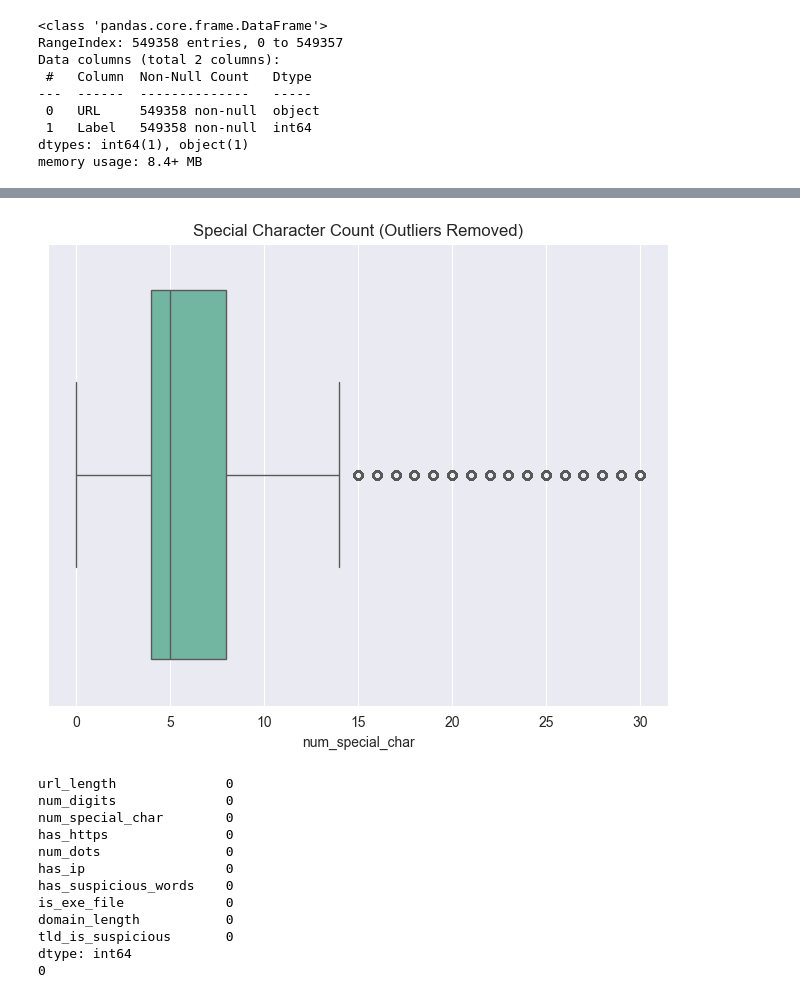
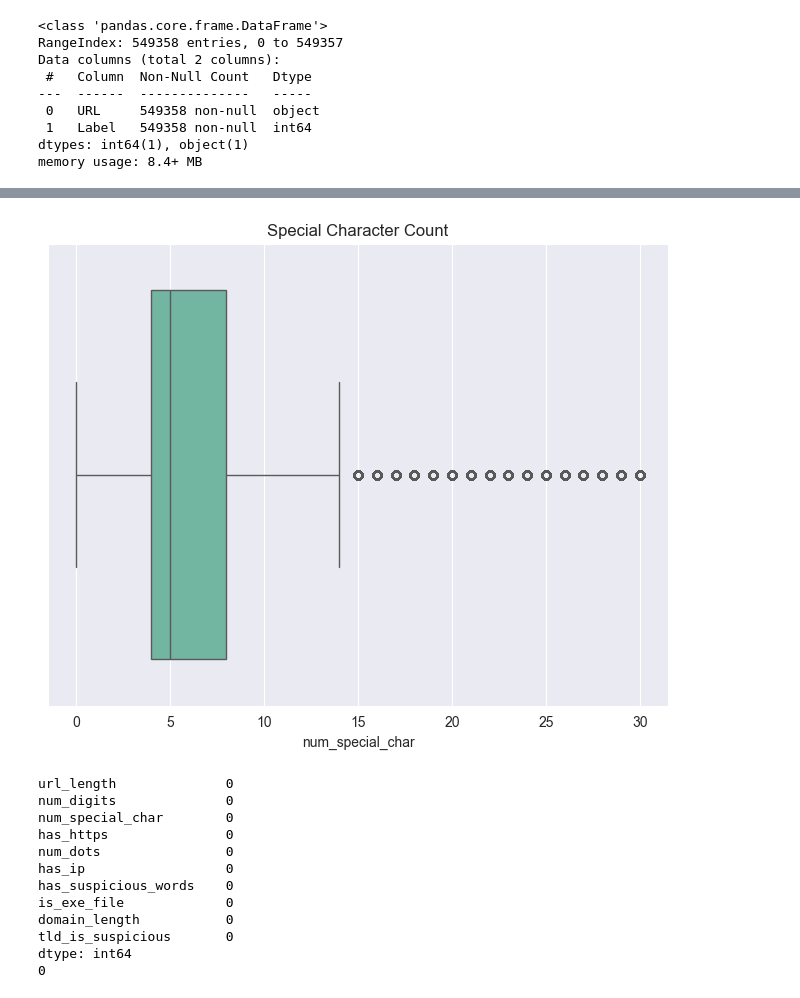
Before and after one commit to Nxcl-11/Malicious-URL-Detector-with-Machine-learning-by-Nou-Chylong, a Jupyter notebook: Model_detector.ipynb, the cells around one changed output, grey strips where cells are left out. Drawn from its saved outputs; the diff is of its cells as text; code cells hidden in the pictures.

```diff
--- a/Model_detector.ipynb
+++ b/Model_detector.ipynb
@@ -75,21 +75,21 @@ X = pd.DataFrame(features.tolist())
 y = df['Label']
 # %%
 # Data cleaning
-# Removing very short URLs
+# Remove very short URLs
 X_cleaned = X.drop(X[X['url_length'] < 5].index, axis=0)
 y_cleaned = y.loc[X_cleaned.index]
 
 # Winsorizing extremely high special character count
 special_char_upper_fence = 30
 X_cleaned['num_special_char'] = X_cleaned['num_special_char'].clip(upper=special_char_upper_fence)
 
-# Visualizing the distribution of special characters after clipping
+# Visualizing the distribution of special characters after clip
 plt.figure(figsize=(8, 6))
 sns.boxplot(x=X_cleaned['num_special_char'])
-plt.title("Special Character Count (Outliers Removed)")
+plt.title("Special Character Count")
 plt.show()
 # %% [output]
-[figure, old version]
+[figure, new version]
 # %%
 # check for missing data
 print(X_cleaned.isnull().sum())
```
Also changed, not shown: parts of 6 cells of this notebook.
